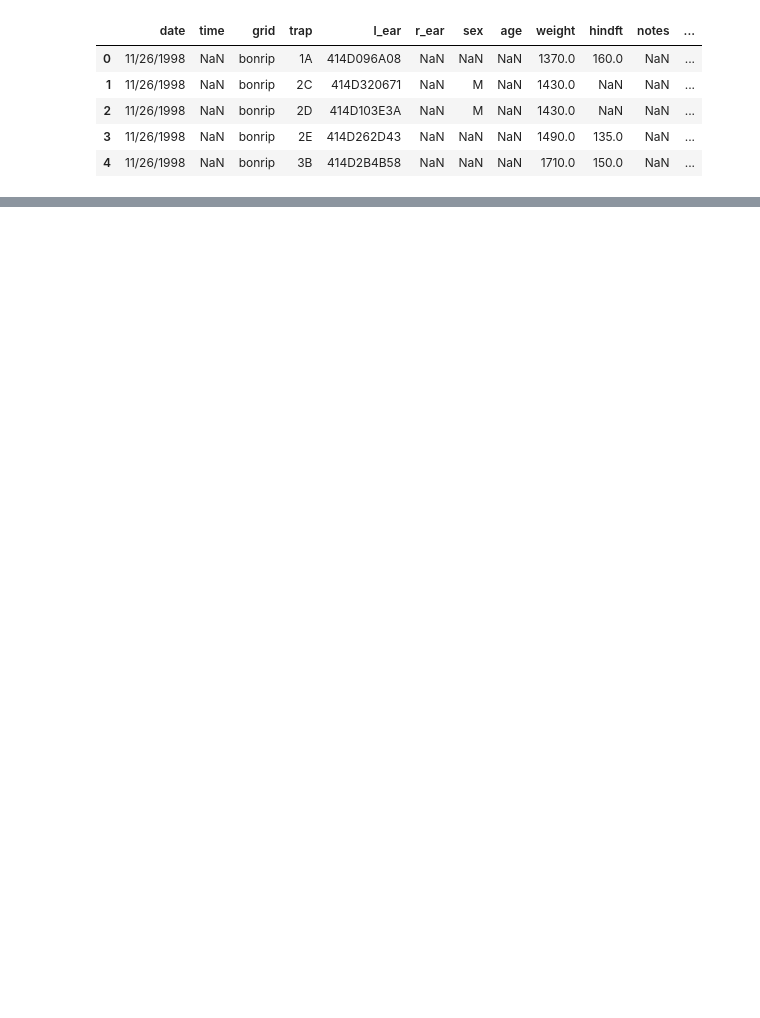
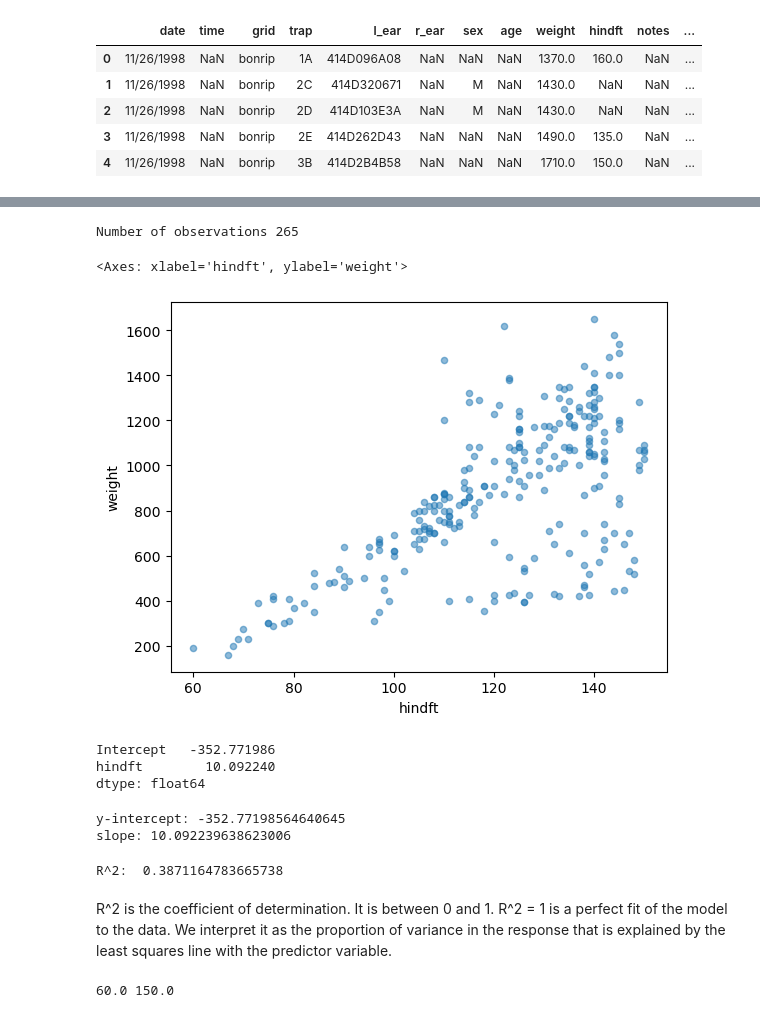
Before and after one commit to cllorey/eds220-in-class, a Jupyter notebook: week-4-linear-regression.ipynb, the cells around one changed output, grey strips where cells are left out. Cells and saved outputs as stored; diff of their text form; code cells hidden in the pictures; blank space fills up the shorter version.

```diff
--- a/week-4-linear-regression.ipynb
+++ b/week-4-linear-regression.ipynb
@@ -18,0 +152,9 @@ hares.head()
+# %%
+juv_w_hft = obs_juv_adult[obs_juv_adult['age'] == 'juvenile'].dropna(subset=['hindft', 'weight'])
+# %%
+print('Number of observations', len(juv_w_hft))
+juv_w_hft.plot.scatter(x='hindft', y='weight', alpha=0.5)
+# %% [output]
+Number of observations 265
+<Axes: xlabel='hindft', ylabel='weight'>
+[figure, added]
@@ -18,0 +164,23 @@ hares.head()
+# %%
+model.params # intercept is intercept, slope is hindft
+# %% [output]
+Intercept   -352.771986
+hindft        10.092240
+dtype: float64
+# %%
+# Retrieve paramteres
+intercept = model.params['Intercept']
+print('y-intercept:', intercept)
+
+slope = model.params['hindft']
+print('slope:', slope)
+# %% [output]
+y-intercept: -352.77198564640645
+slope: 10.092239638623006
+# %%
+print('R^2: ', model.rsquared)
+# %% [output]
+R^2:  0.3871164783665738
+# %% [markdown]
+R^2 is the coefficient of determination. It is between 0 and 1. R^2 = 1 is a perfect fit of the model to the data.
+We interpret it as the proportion of variance in the response that is explained by the least squares line with the predictor variable.
@@ -18,0 +191,4 @@ hares.head()
+# %%
+print(x_start, x_end)
+# %% [output]
+60.0 150.0
```
Also changed, not shown: parts of 25 cells of this notebook.
